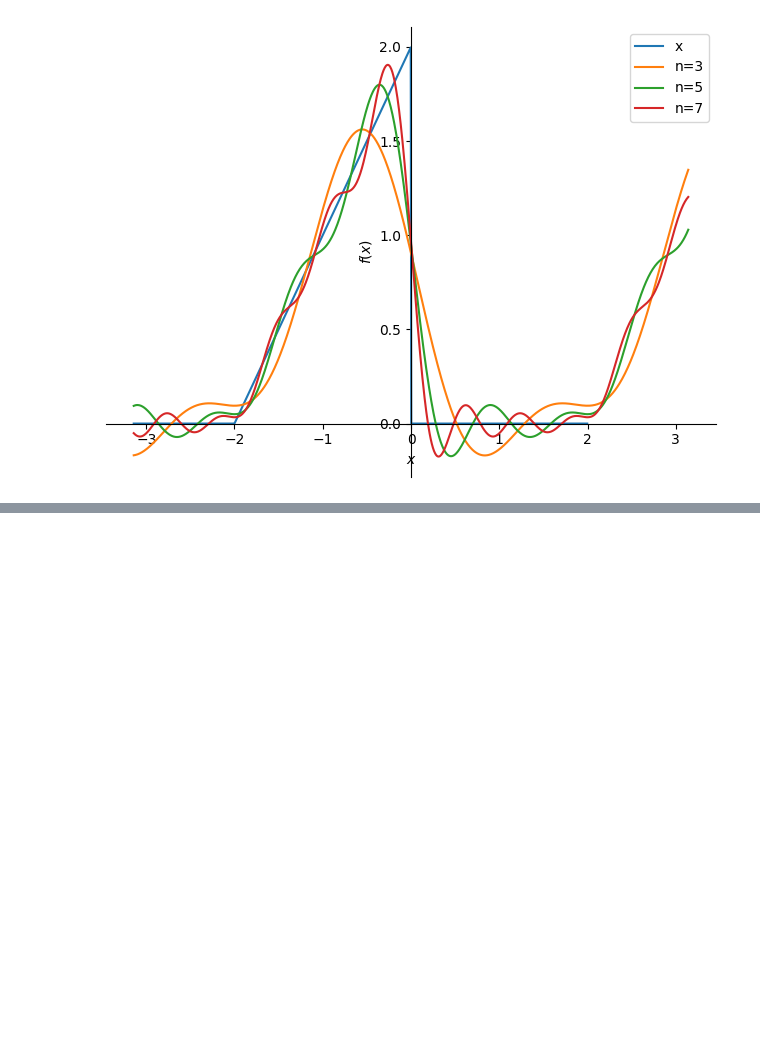
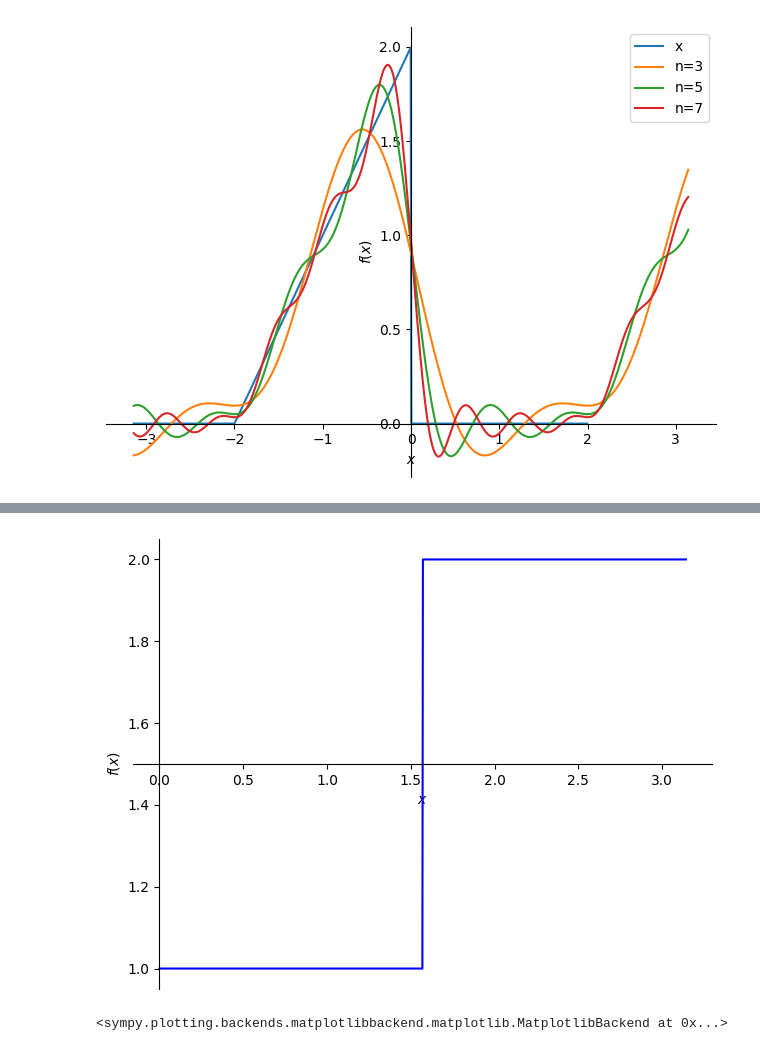
Before and after one commit to KarlaMichelleSorianoSanhez/EDP-1, a Jupyter notebook: Notebooks/Fourier_sympy.ipynb, the cells around one changed output, grey strips where cells are left out. Drawn from its saved outputs; the diff is of its cells as text; code cells hidden in the pictures; blank space fills up the shorter version.

```diff
--- a/Notebooks/Fourier_sympy.ipynb
+++ b/Notebooks/Fourier_sympy.ipynb
@@ -59,0 +63,9 @@ p.show()
+# %%
+f3=Piecewise(
+    (1,(x >= 0) & (x <= pi/2)),
+    (2,(x> pi/2) & (x<=pi)))
+# %%
+plot(f3, (x,0,pi),line_color ='blue')
+# %% [output]
+[figure, added]
+<sympy.plotting.backends.matplotlibbackend.matplotlib.MatplotlibBackend at 0x...>
```
Also changed, not shown: parts of 10 cells of this notebook.
